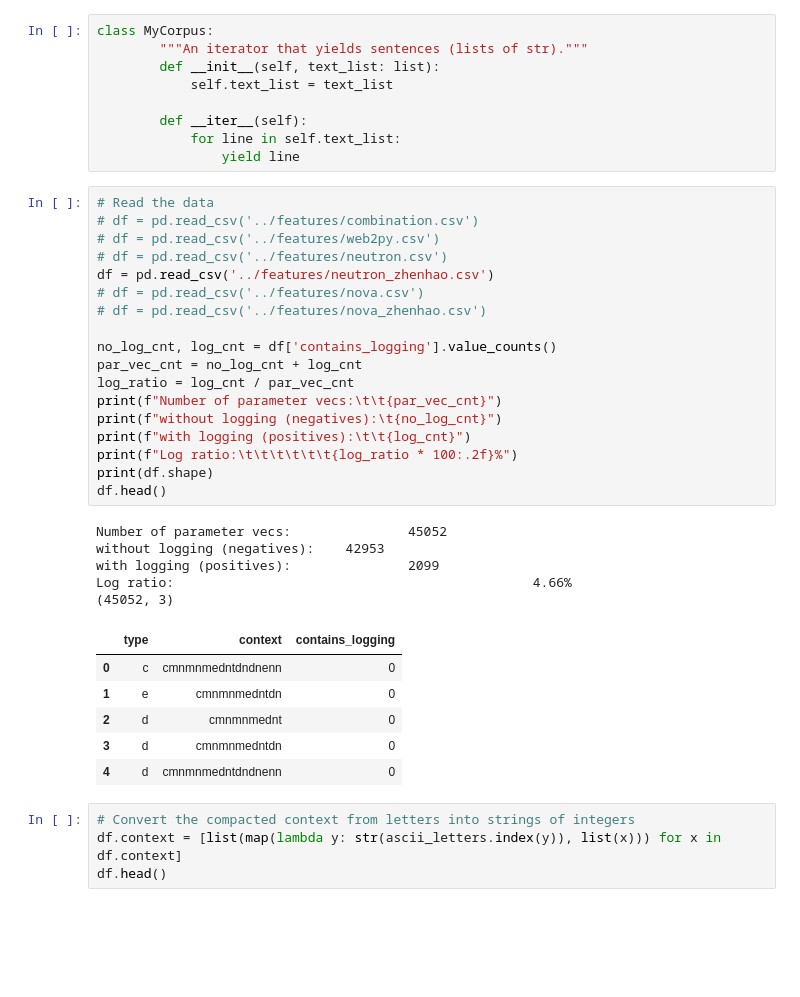
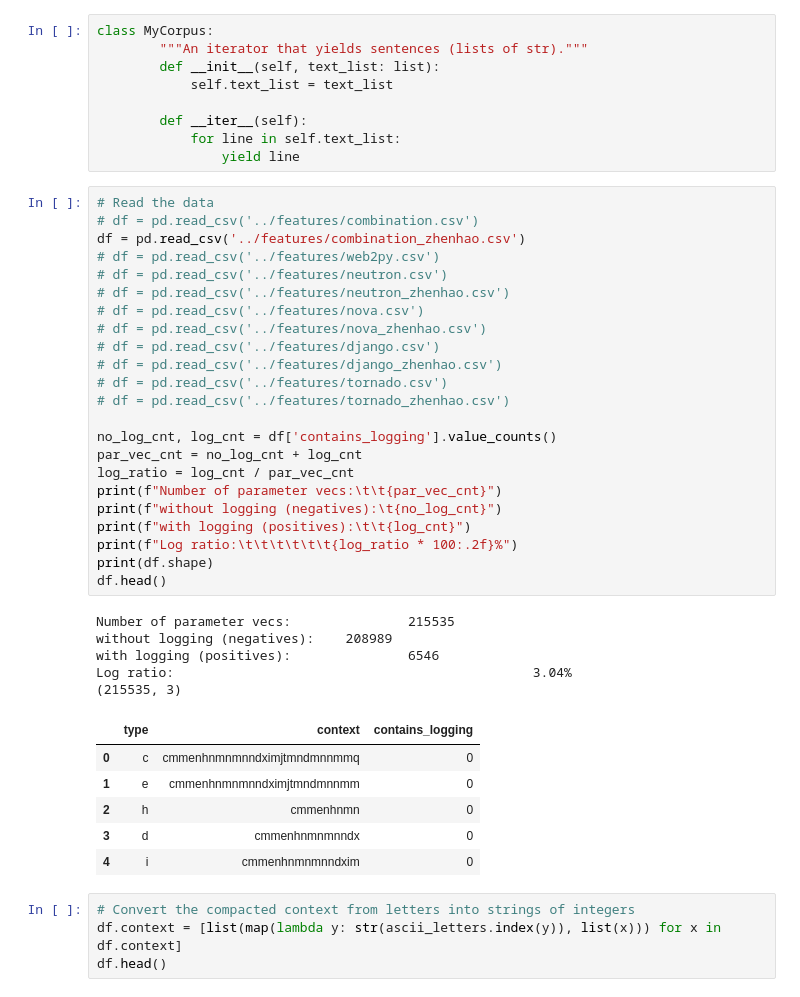
Before and after one commit to ncktl/logcheck, a Jupyter notebook: notebooks/my_approach.ipynb, the cells around one changed output. Cells and saved outputs as stored; diff of their text form; blank space fills up the shorter version.

Commit message:
Add Neutron, Nova, Django, Tornado extracts

```diff
--- a/notebooks/my_approach.ipynb
+++ b/notebooks/my_approach.ipynb
@@ -53,33 +53,38 @@ class MyCorpus:
 # %%
 # Read the data
 # df = pd.read_csv('../features/combination.csv')
+df = pd.read_csv('../features/combination_zhenhao.csv')
 # df = pd.read_csv('../features/web2py.csv')
 # df = pd.read_csv('../features/neutron.csv')
-df = pd.read_csv('../features/neutron_zhenhao.csv')
+# df = pd.read_csv('../features/neutron_zhenhao.csv')
 # df = pd.read_csv('../features/nova.csv')
 # df = pd.read_csv('../features/nova_zhenhao.csv')
+# df = pd.read_csv('../features/django.csv')
+# df = pd.read_csv('../features/django_zhenhao.csv')
+# df = pd.read_csv('../features/tornado.csv')
+# df = pd.read_csv('../features/tornado_zhenhao.csv')
 
 no_log_cnt, log_cnt = df['contains_logging'].value_counts()
 par_vec_cnt = no_log_cnt + log_cnt
 log_ratio = log_cnt / par_vec_cnt
 print(f"Number of parameter vecs:\t\t{par_vec_cnt}")
 print(f"without logging (negatives):\t{no_log_cnt}")
 print(f"with logging (positives):\t\t{log_cnt}")
 print(f"Log ratio:\t\t\t\t\t\t{log_ratio * 100:.2f}%")
 print(df.shape)
 df.head()
 # %% [output]
-Number of parameter vecs:               45052
-without logging (negatives):    42953
-with logging (positives):               2099
-Log ratio:                                              4.66%
-(45052, 3)
+Number of parameter vecs:               215535
+without logging (negatives):    208989
+with logging (positives):               6546
+Log ratio:                                              3.04%
+(215535, 3)
 |  | type | context | contains_logging |
-| 0 | c | cmnmnmedntdndnenn | 0 |
-| 1 | e | cmnmnmedntdn | 0 |
-| 2 | d | cmnmnmednt | 0 |
-| 3 | d | cmnmnmedntdn | 0 |
-| 4 | d | cmnmnmedntdndnenn | 0 |
+| 0 | c | cmmenhnmnmnndximjtmndmnnmmq | 0 |
+| 1 | e | cmmenhnmnmnndximjtmndmnnmm | 0 |
+| 2 | h | cmmenhnmn | 0 |
+| 3 | d | cmmenhnmnmnndx | 0 |
+| 4 | i | cmmenhnmnmnndxim | 0 |
 # %%
 # Convert the compacted context from letters into strings of integers
 df.context = [list(map(lambda y: str(ascii_letters.index(y)), list(x))) for x in df.context]
```
Also changed, not shown: 2 other files.
